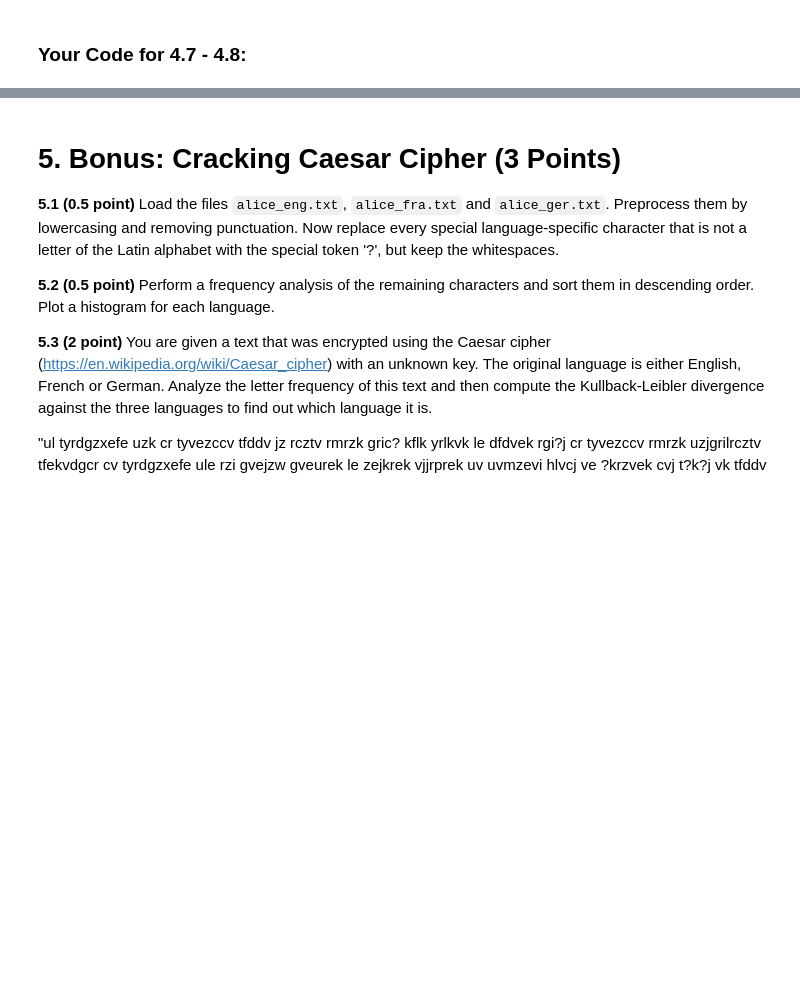
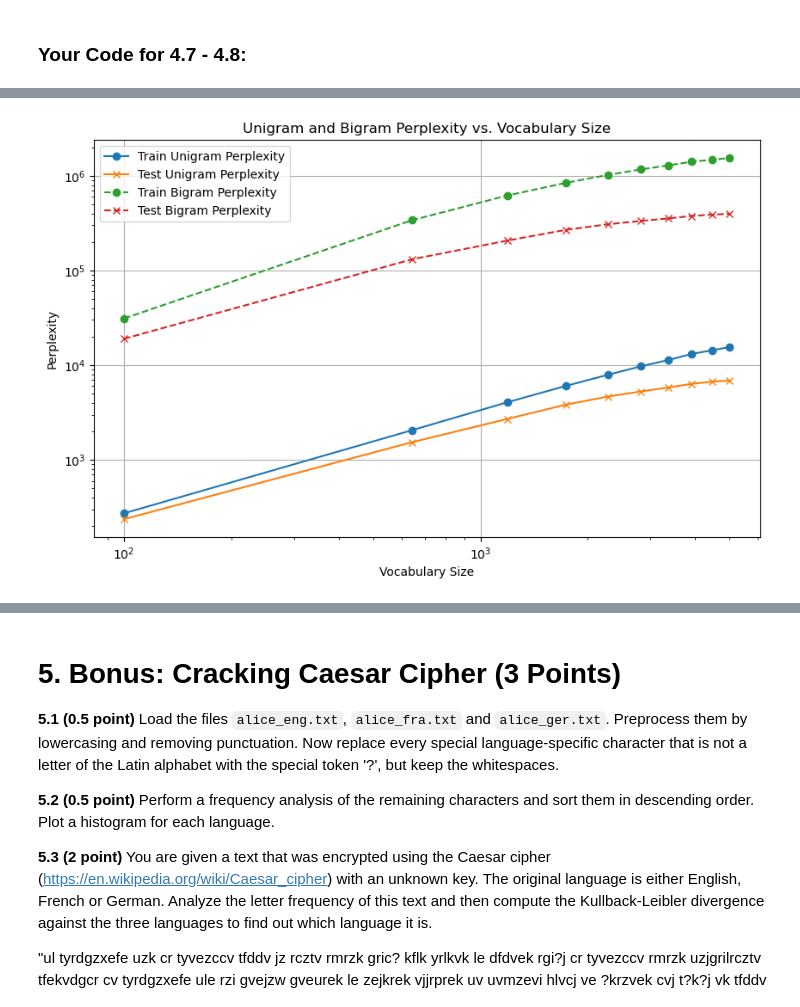
Before and after one commit to enorenio/hws_ss24, a Jupyter notebook: snlp_4/assignment_4.ipynb, the cells around one changed output, grey strips where cells are left out. Cells and saved outputs as stored; diff of their text form; code cells hidden in the pictures; blank space fills up the shorter version.

```diff
--- a/snlp_4/assignment_4.ipynb
+++ b/snlp_4/assignment_4.ipynb
@@ -171,3 +584,93 @@ for top_n in np.linspace(100,5000,10,dtype=int):
+# %%
+import matplotlib.pyplot as plt
+import numpy as np
+import math
+from collections import Counter
+
+def compute_probabilities(corpus: list[list[str]], vocab: set, model_type='unigram') -> dict:
+    if model_type == 'unigram':
+        total_count = 0
+        word_freq = Counter(word for sentence in corpus for word in sentence if word in vocab)
+        total_count = sum(word_freq.values())
+        probabilities = {word: count / total_count for word, count in word_freq.items()}
+        return probabilities
+    elif model_type == 'bigram':
+        bigram_freq = Counter()
+        total_bigrams = 0
+        for sentence in corpus:
+            sentence = ['<s>'] + [word for word in sentence if word in vocab] + ['</s>']
+            bigrams = zip(sentence[:-1], sentence[1:])
+            for bigram in bigrams:
+                if bigram[0] in vocab and bigram[1] in vocab:
+                    bigram_freq[bigram] += 1
+                    total_bigrams += 1
+        probabilities = {bigram: count / total_bigrams for bigram, count in bigram_freq.items()}
+        return probabilities
+
+def compute_perplexity(corpus: list[list[str]], vocab: set, model_type='unigram') -> float:
+    probabilities = compute_probabilities(corpus, vocab, model_type)
+    log_prob_sum = 0
+    total_count = 0
+
+    if model_type == 'unigram':
+        for sentence in corpus:
+            for word in sentence:
+                if word in probabilities:
+                    log_prob_sum += math.log2(probabilities[word])
+                    total_count += 1
+    elif model_type == 'bigram':
+        for sentence in corpus:
+            sentence = ['<s>'] + [word for word in sentence if word in vocab] + ['</s>']
+            bigrams = zip(sentence[:-1], sentence[1:])
+            for bigram in bigrams:
+                if bigram in probabilities:
+                    log_prob_sum += math.log2(probabilities[bigram])
+                    total_count += 1
+
+    if total_count == 0:
+        return float('inf')
+
+    return math.exp(-log_prob_sum / total_count)
+
+# Run perplexity calculations for both unigram and bigram models
+vocab_sizes = np.linspace(100, 5000, 10, dtype=int)
+train_unigram_perplexities = []
+test_unigram_perplexities = []
+train_bigram_perplexities = []
+test_bigram_perplexities = []
+
+for top_n in vocab_sizes:
+    vocab = make_vocab(train_set, top_n)
+    restricted_train_set = restrict_vocab(train_set, vocab)
+    restricted_test_set = restrict_vocab(test_set, vocab)
+
+    # Unigram perplexity
+    train_unigram_perplexity = compute_perplexity(restricted_train_set, vocab, 'unigram')
+    test_unigram_perplexity = compute_perplexity(restricted_test_set, vocab, 'unigram')
+    train_unigram_perplexities.append(train_unigram_perplexity)
+    test_unigram_perplexities.append(test_unigram_perplexity)
+
+    # Bigram perplexity
+    train_bigram_perplexity = compute_perplexity(restricted_train_set, vocab, 'bigram')
+    test_bigram_perplexity = compute_perplexity(restricted_test_set, vocab, 'bigram')
+    train_bigram_perplexities.append(train_bigram_perplexity)
+    test_bigram_perplexities.append(test_bigram_perplexity)
+
+plt.figure(figsize=(10, 6))
+plt.plot(vocab_sizes, train_unigram_perplexities, label='Train Unigram Perplexity', marker='o')
+plt.plot(vocab_sizes, test_unigram_perplexities, label='Test Unigram Perplexity', marker='x')
+plt.plot(vocab_sizes, train_bigram_perplexities, label='Train Bigram Perplexity', marker='o', linestyle='--')
+plt.plot(vocab_sizes, test_bigram_perplexities, label='Test Bigram Perplexity', marker='x', linestyle='--')
+plt.xlabel('Vocabulary Size')
+plt.ylabel('Perplexity')
+plt.xscale('log')
+plt.yscale('log')
+plt.title('Unigram and Bigram Perplexity vs. Vocabulary Size')
+plt.legend()
+plt.grid(True)
+plt.show()
+# %% [output]
+[figure, added]
 # %% [markdown]
 ### Answers 4.7 - 4.8:
 
```
Also changed, not shown: parts of 58 cells of this notebook, 1 other file.
